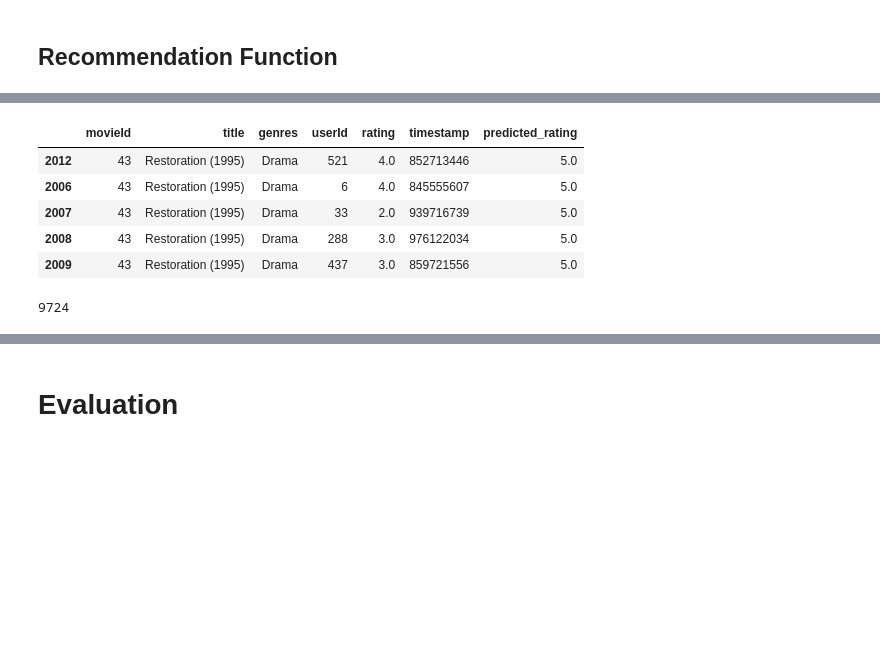
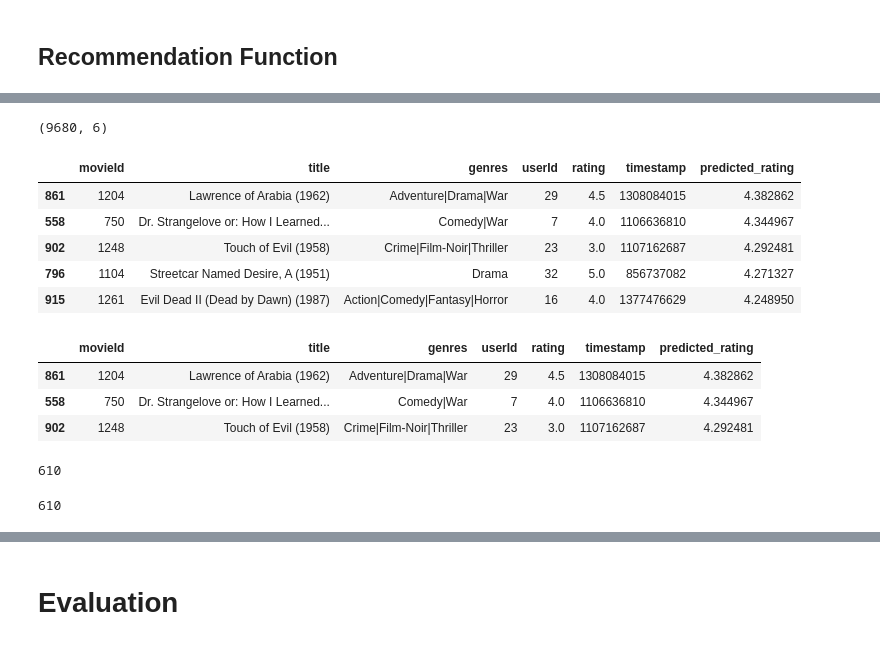
Before and after one commit to mccafj/MovieLens-Recommendation-System, a Jupyter notebook: jons_notebook.ipynb, the cells around one changed output, grey strips where cells are left out. Cells and saved outputs as stored; diff of their text form; code cells hidden in the pictures; blank space fills up the shorter version.

Commit message:
collab function done, content-based started

```diff
--- a/jons_notebook.ipynb
+++ b/jons_notebook.ipynb
@@ -598,0 +706,4 @@ svdpp_gs_model.fit(final_model_train)
+# %%
+df_user = df.set_index('userId')
+df_user.drop(columns=['title', 'genres', 'rating', 'timestamp'], inplace=True)
+df_user.head()
@@ -598,0 +724,3 @@ svdpp_gs_model.fit(final_model_train)
+# %%
+user = int(input('UserId: '))
+n_recs = int(input('How many recommendations? '))
@@ -598,0 +730,7 @@ svdpp_gs_model.fit(final_model_train)
+# %%
+have_reviewed = list(df_user.loc[user, 'movieId'])
+# %%
+not_reviewed = df_reset.copy()
+not_reviewed.drop(have_reviewed, inplace=True)
+not_reviewed.reset_index(inplace=True)
+not_reviewed.head()
@@ -599,18 +744,39 @@ svdpp_gs_model.fit(final_model_train)
+# %%
+not_reviewed.shape
+# %% [output]
+(9680, 6)
 # %%
-df['predicted_rating'] = df['movieId'].apply(lambda x: svdpp_model.predict(2, x).est)
-df.sort_values(by='predicted_rating', ascending=False, inplace=True)
-df.head()
+not_reviewed['predicted_rating'] = not_reviewed['movieId'].apply(lambda x: svdpp_model.predict(user, x).est)
+not_reviewed.sort_values(by='predicted_rating', ascending=False, inplace=True)
+not_reviewed.head()
 # %% [output]
 |  | movieId | title | genres | userId | rating | timestamp | predicted_rating |
-| 2012 | 43 | Restoration (1995) | Drama | 521 | 4.0 | 852713446 | 5.0 |
-| 2006 | 43 | Restoration (1995) | Drama | 6 | 4.0 | 845555607 | 5.0 |
-| 2007 | 43 | Restoration (1995) | Drama | 33 | 2.0 | 939716739 | 5.0 |
-| 2008 | 43 | Restoration (1995) | Drama | 288 | 3.0 | 976122034 | 5.0 |
-| 2009 | 43 | Restoration (1995) | Drama | 437 | 3.0 | 859721556 | 5.0 |
+| 861 | 1204 | Lawrence of Arabia (1962) | Adventure|Drama|War | 29 | 4.5 | 1308084015 | 4.382862 |
+| 558 | 750 | Dr. Strangelove or: How I Learned... | Comedy|War | 7 | 4.0 | 1106636810 | 4.344967 |
+| 902 | 1248 | Touch of Evil (1958) | Crime|Film-Noir|Thriller | 23 | 3.0 | 1107162687 | 4.292481 |
+| 796 | 1104 | Streetcar Named Desire, A (1951) | Drama | 32 | 5.0 | 856737082 | 4.271327 |
+| 915 | 1261 | Evil Dead II (Dead by Dawn) (1987) | Action|Comedy|Fantasy|Horror | 16 | 4.0 | 1377476629 | 4.248950 |
-# %%
-df['movieId'].nunique()
-# %% [output]
-9724
 # %%
 #  need to drop movies they've already watched.  before or after .apply.
 # recommends doing before
+# %%
+not_reviewed.head(n_recs)
+# %% [output]
+|  | movieId | title | genres | userId | rating | timestamp | predicted_rating |
+| 861 | 1204 | Lawrence of Arabia (1962) | Adventure|Drama|War | 29 | 4.5 | 1308084015 | 4.382862 |
+| 558 | 750 | Dr. Strangelove or: How I Learned... | Comedy|War | 7 | 4.0 | 1106636810 | 4.344967 |
+| 902 | 1248 | Touch of Evil (1958) | Crime|Film-Noir|Thriller | 23 | 3.0 | 1107162687 | 4.292481 |
+# %%
+# How many unique users are there?
+
+df['userId'].nunique()
+# %% [output]
+610
+# %%
+# What's the highest userId?
+
+df['userId'].max()
+
+# so no skipped numbers from 1 to 610, but function below won't work above 610
+# %% [output]
+610
```
Also changed, not shown: parts of 75 cells of this notebook.
